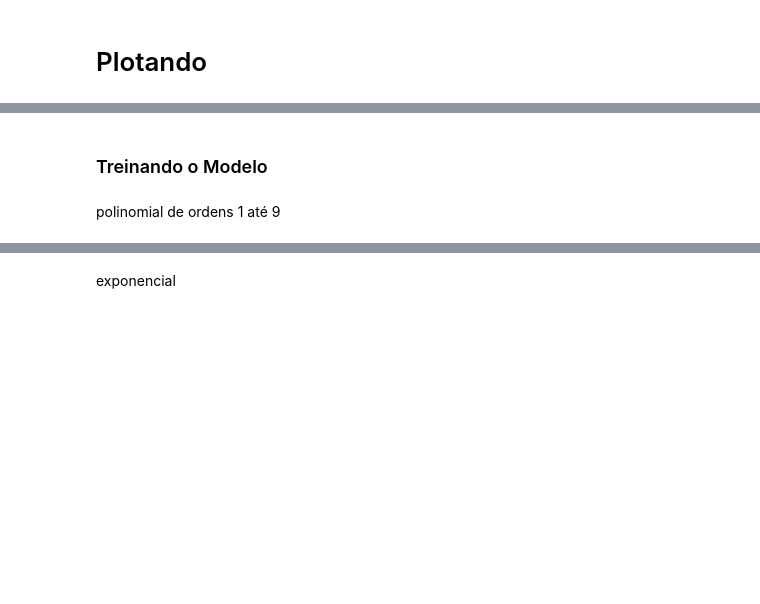
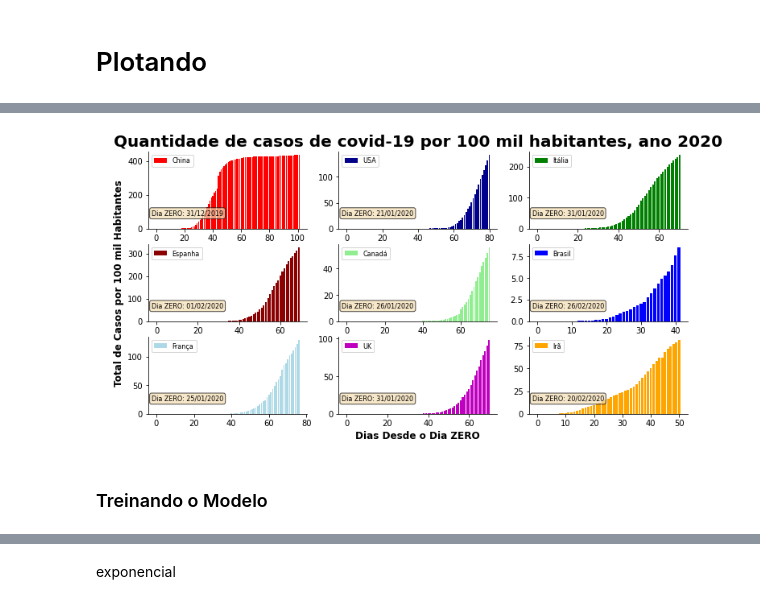
Before and after one commit to OliveiraVinic/covid19.pyhton.analysis, a Jupyter notebook: covid19_script.ipynb, the cells around one changed output, grey strips where cells are left out. Cells and saved outputs as stored; diff of their text form; code cells hidden in the pictures; blank space fills up the shorter version.

```diff
--- a/covid19_script.ipynb
+++ b/covid19_script.ipynb
@@ -188,4 +213,51 @@ fig.savefig("casos.png", bbox_inches='tight', dpi=600)
+# %%
+fig = plt.figure(figsize=(12,6))
+
+props = dict(boxstyle='round', facecolor='wheat', alpha=0.7)
+
+# CHINA
+ax = fig.add_subplot(331)
+my_bar_plots(china_df, 'Cases', 'red', 'China', '31/12/2019')
+
+# USA
+ax = fig.add_subplot(332)
+my_bar_plots(usa_df, 'Cases', 'darkblue', 'USA', '21/01/2020')
+ax.set_title('Quantidade de casos de covid-19 por 100 mil habitantes, ano 2020',
+             fontsize=20, weight='bold')
+
+#ITÁLIA
+ax = fig.add_subplot(333)
+my_bar_plots(italy_df, 'Cases', 'green', 'Itália', '31/01/2020')
+
+#ESPANHA
+ax = fig.add_subplot(334)
+my_bar_plots(spain_df, 'Cases', 'darkred', 'Espanha', '01/02/2020')
+ax.set_ylabel('\nTotal de Casos por 100 mil Habitantes', weight='bold', fontsize=12)
+
+#CANADÁ
+ax = fig.add_subplot(335)
+my_bar_plots(canada_df, 'Cases', 'lightgreen', 'Canadá', '26/01/2020')
+
+#BRASIL
+ax = fig.add_subplot(336)
+my_bar_plots(brazil_df, 'Cases', 'blue', 'Brasil', '26/02/2020')
+
+#FRANÇA
+ax = fig.add_subplot(337)
+my_bar_plots(france_df, 'Cases', 'lightblue', 'França', '25/01/2020')
+
+#REINO UNIDO
+ax = fig.add_subplot(338)
+my_bar_plots(uk_df, 'Cases', 'm', 'UK', '31/01/2020')
+ax.set_xlabel('Dias Desde o Dia ZERO', weight='bold', fontsize=12)
+
+#IRÃ
+ax = fig.add_subplot(339)
+my_bar_plots(iran_df, 'Cases', 'orange', 'Irã', '20/02/2020')
+
+#plt.show()
+fig.savefig("casos_100mil-2020.04.10.png", bbox_inches='tight', dpi=600)
+# %% [output]
+[figure, added]
 # %% [markdown]
 ### Treinando o Modelo
-# %% [markdown]
-polinomial de ordens 1 até 9
```
Also changed, not shown: parts of 19 cells of this notebook, 2 other files.
